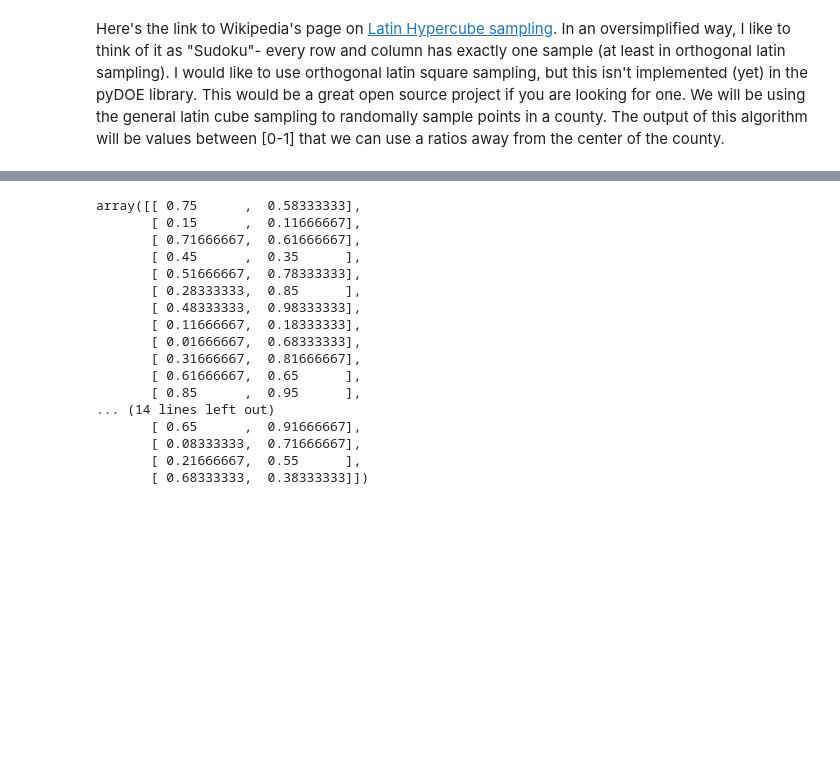
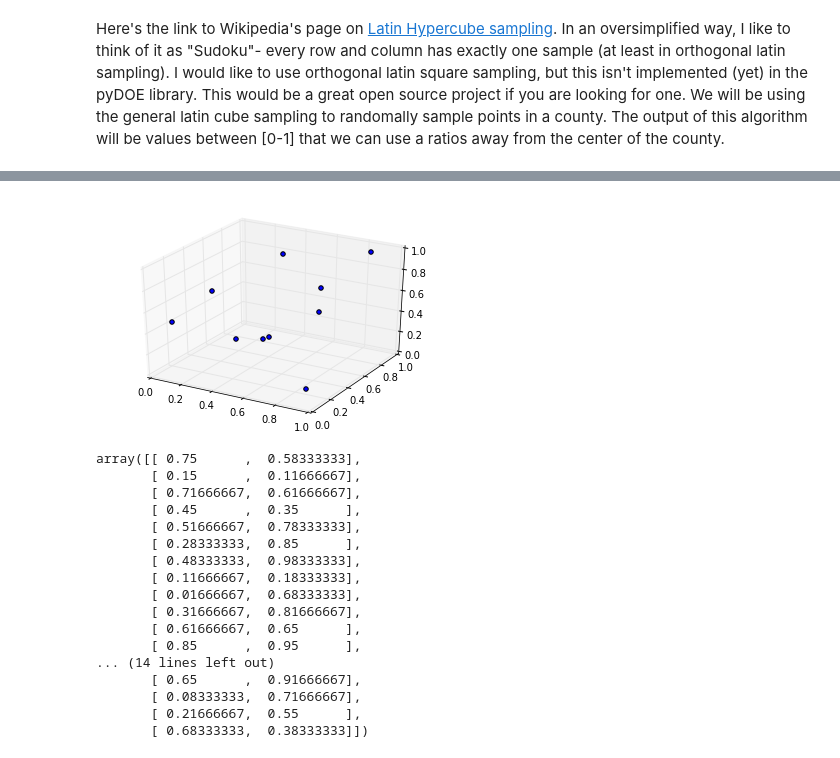
Before and after one commit to benlawson/intro-to-data, a Jupyter notebook: Intro-to-sampling.ipynb, the cells around one changed output, grey strips where cells are left out. Drawn from its saved outputs; the diff is of its cells as text; code cells hidden in the pictures; blank space fills up the shorter version.

```diff
--- a/Intro-to-sampling.ipynb
+++ b/Intro-to-sampling.ipynb
@@ -10,3 +10,6 @@ import matplotlib.pyplot as plt
 %matplotlib inline
 # %% [markdown]
 Here's the link to Wikipedia's page on [Latin Hypercube sampling](https://en.wikipedia.org/wiki/Latin_hypercube_sampling). In an oversimplified way, I like to think of it as "Sudoku"- every row and column has exactly one sample (at least in orthogonal latin sampling). I would like to use orthogonal latin square sampling, but this isn't implemented (yet) in the pyDOE library. This would be a great open source project if you are looking for one. We will be using the general latin cube sampling to randomally sample points in a county. The output of this algorithm will be values between [0-1] that we can use a ratios away from the center of the county.
+# %%
+cube = lhs(3, samples=10, criterion='center')
+cube
@@ -13,3 +27,14 @@ Here's the link to Wikipedia's page on [Latin Hypercube sampling](https://en.wik
+# %%
+from mpl_toolkits.mplot3d import Axes3D
+
+fig = plt.figure()
+ax = fig.add_subplot(111, projection='3d')
+for sample in cube:
+    xs, ys, zs = sample
+    ax.scatter(xs, ys, zs)
+plt.show()
+# %% [output]
+[figure, added]
 # %%
 a = lhs(2, samples=30, criterion='center')
 a
```
Also changed, not shown: parts of 1 cell of this notebook, 2 other files.
